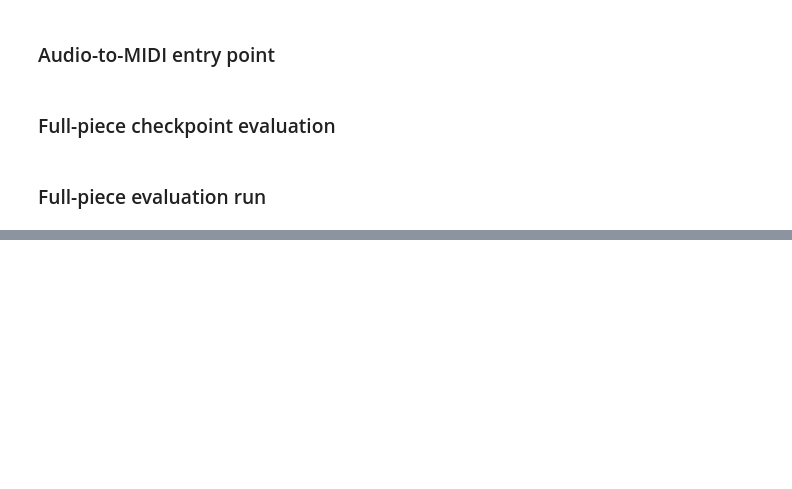
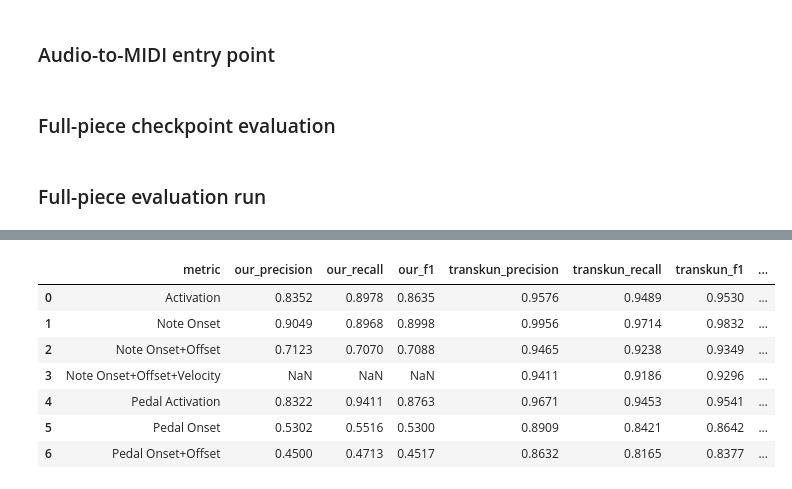
Before and after one commit to WinterMelon14/Resonance, a Jupyter notebook: backend/notebooks/train.ipynb, the cells around one changed output, grey strips where cells are left out. Drawn from its saved outputs; the diff is of its cells as text; code cells hidden in the pictures; blank space fills up the shorter version.

```diff
--- a/backend/notebooks/train.ipynb
+++ b/backend/notebooks/train.ipynb
@@ -2677,7 +2834,7 @@ def transcribe_feature_matrix(
     data_cfg: DataConfig = CFG.data,
 ) -> dict:
     decoder_cfg = CFG.decoder if decoder_cfg is None else decoder_cfg
-    active_prob, onset_prob, offset_prob = predict_full_feature_matrix(
+    active_prob, onset_prob, offset_prob, pedal_prob = predict_full_feature_matrix(
         model,
         features,
         chunk_frames=chunk_frames,
@@ -2698,6 +2855,8 @@ def transcribe_feature_matrix(
         "active_prob": active_prob,
         "onset_prob": onset_prob,
         "offset_prob": offset_prob,
+        "pedal_prob": pedal_prob,
+        "pedal": pedal_prob >= 0.5,
         "active": labels[..., CH_ACTIVE],
         "onset": labels[..., CH_ONSET],
         "decoded_offset": decoded_offset,
@@ -2897,0 +3474,85 @@ pd.DataFrame(comparison_rows)
+# %%
+test_songs = get_validation_songs(
+    CFG.paths.test_h5,
+    amount=None,
+)
+
+print("Test recordings:", len(test_songs))
+assert len(test_songs) == 177, (
+    f"Expected all 177 MAESTRO V3 test recordings, got {len(test_songs)}"
+)
+
+test_per_piece, test_summary = evaluate_checkpoint(
+    model,
+    test_songs,
+    decoder_cfg=decoder_cfg,
+    pedal_on_threshold=0.5,
+    pedal_off_threshold=0.5,
+    resume=True,
+)
+
+display(test_summary.round(4))
+
+#_1
+#epoch	mean_active_f1	mean_note_onset_f1	mean_note_onset_offset_f1	micro_active_f1	micro_note_onset_f1	micro_note_onset_offset_f1
+#0	21	0.862823	0.810806	0.748437	0.860938	0.810127	0.750446
+
+#_2
+#epoch	mean_active_f1	mean_note_onset_f1	mean_note_onset_offset_f1	micro_active_f1	micro_note_onset_f1	micro_note_onset_offset_f1
+#0	21	0.861159	0.801601	0.731799	0.860969	0.801769	0.736811
+
+#_3
+#epoch	mean_active_f1	mean_note_onset_f1	mean_note_onset_offset_f1	micro_active_f1	micro_note_onset_f1	micro_note_onset_offset_f1
+#0	19	0.853423	0.833957	0.769574	0.851301	0.832659	0.774093
+
+#_4
+#epoch	mean_active_f1	mean_note_onset_f1	mean_note_onset_offset_f1	micro_active_f1	micro_note_onset_f1	micro_note_onset_offset_f1
+#0	19	0.862075	0.806714	0.737701	0.861274	0.802713	0.737362
+
+#_5
+#epoch	mean_active_f1	mean_note_onset_f1	mean_note_onset_offset_f1	micro_active_f1	micro_note_onset_f1	micro_note_onset_offset_f1
+#0	20	0.879187	0.839125	0.797312	0.878159	0.835331	0.793074
+
+#	epoch	mean_active_f1	mean_note_onset_f1	mean_note_onset_offset_f1	micro_active_f1	micro_note_onset_f1	micro_note_onset_offset_f1
+#0	20	0.865921	0.823838	0.775414	0.8677	0.822359	0.77572
+
+#_5 best
+#epoch	mean_active_f1	mean_note_onset_f1	mean_note_onset_offset_f1	micro_active_f1	micro_note_onset_f1	micro_note_onset_offset_f1
+#0	35	0.885841	0.842618	0.800037	0.882697	0.838835	0.796115
+
+transkun_v2 = pd.DataFrame({
+    "metric": [
+        "Activation",
+        "Note Onset",
+        "Note Onset+Offset",
+        "Note Onset+Offset+Velocity",
+        "Pedal Activation",
+        "Pedal Onset",
+        "Pedal Onset+Offset",
+    ],
+    "transkun_precision": [
+        0.9576, 0.9956, 0.9465, 0.9411,
+        0.9671, 0.8909, 0.8632,
+    ],
+    "transkun_recall": [
+        0.9489, 0.9714, 0.9238, 0.9186,
+        0.9453, 0.8421, 0.8165,
+    ],
+    "transkun_f1": [
+        0.9530, 0.9832, 0.9349, 0.9296,
+        0.9541, 0.8642, 0.8377,
+    ],
+})
+
+comparison = test_summary.rename(columns={
+    "precision": "our_precision",
+    "recall": "our_recall",
+    "f1": "our_f1",
+}).merge(transkun_v2, on="metric")
+
+comparison["f1_difference"] = (
+    comparison["our_f1"] - comparison["transkun_f1"]
+)
+
+display(comparison.round(4))
+# %% [output]
@@ -2898,3 +3568,11 @@ pd.DataFrame(comparison_rows)
+|  | metric | our_precision | our_recall | our_f1 | transkun_precision | transkun_recall | transkun_f1 | ... |
+| 0 | Activation | 0.8352 | 0.8978 | 0.8635 | 0.9576 | 0.9489 | 0.9530 | ... |
+| 1 | Note Onset | 0.9049 | 0.8968 | 0.8998 | 0.9956 | 0.9714 | 0.9832 | ... |
+| 2 | Note Onset+Offset | 0.7123 | 0.7070 | 0.7088 | 0.9465 | 0.9238 | 0.9349 | ... |
+| 3 | Note Onset+Offset+Velocity | NaN | NaN | NaN | 0.9411 | 0.9186 | 0.9296 | ... |
+| 4 | Pedal Activation | 0.8322 | 0.9411 | 0.8763 | 0.9671 | 0.9453 | 0.9541 | ... |
+| 5 | Pedal Onset | 0.5302 | 0.5516 | 0.5300 | 0.8909 | 0.8421 | 0.8642 | ... |
+| 6 | Pedal Onset+Offset | 0.4500 | 0.4713 | 0.4517 | 0.8632 | 0.8165 | 0.8377 | ... |
 # %%
 output_path = transcribe_audio_to_midi(
     "/kaggle/input/datasets/wintermelon14/sample/guardian_perfect.wav",
```
Also changed, not shown: parts of 35 cells of this notebook, 7 other files.
